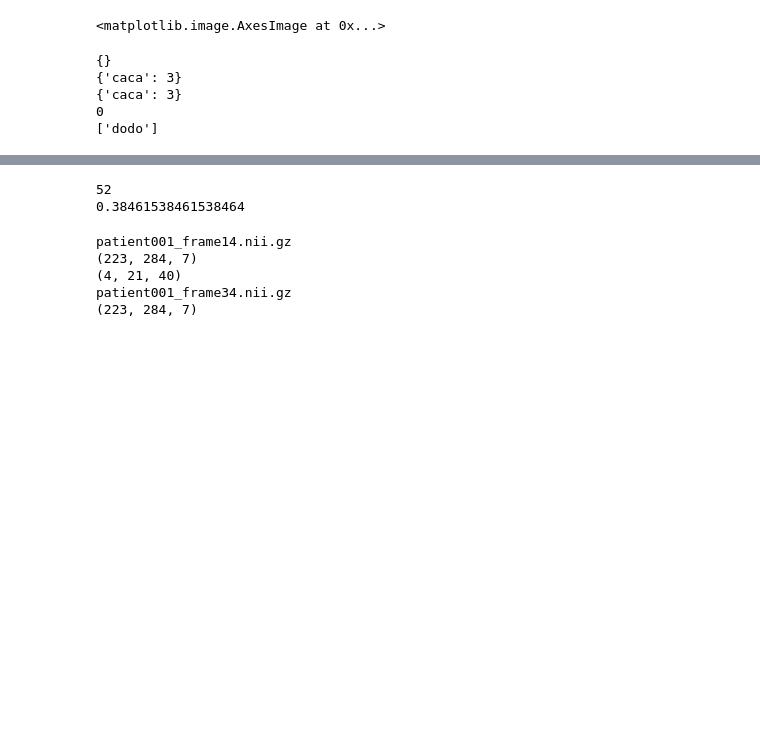
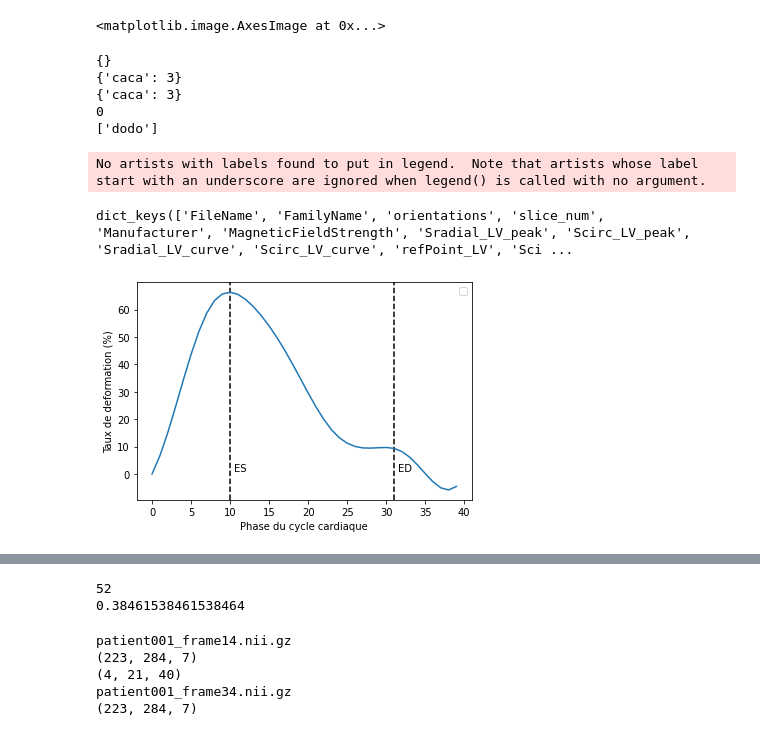
Before and after one commit to nicolas1805961/Cardiac-Segmentation-Optical-flow, a Jupyter notebook: nnunet/experiment.ipynb, the cells around one changed output, grey strips where cells are left out. Cells and saved outputs as stored; diff of their text form; code cells hidden in the pictures; blank space fills up the shorter version.

```diff
--- a/nnunet/experiment.ipynb
+++ b/nnunet/experiment.ipynb
@@ -7271,6 +7520,8 @@ path_list = {"SyN":r"C:\Users\Portal\Documents\voxelmorph\2023-12-15_19H01\Syn\L
 #            "V4": r"C:\Users\Portal\Documents\voxelmorph\2023-12-15_19H09\Task032_Lib\fold_0\Lib\test\Postprocessed\Registered\segmentation_metrics.json",
 #            "V5": r"C:\Users\Portal\Documents\voxelmorph\2023-12-15_19H19\Task032_Lib\fold_0\Lib\test\Postprocessed\Registered\segmentation_metrics.json",
 #            "Ours": r"C:\Users\Portal\Documents\voxelmorph\2023-12-14_17H47\Task032_Lib\fold_0\Lib\test\Postprocessed\Registered\segmentation_metrics.json"}
+
+path_list = {"test":r"C:\Users\Portal\Documents\voxelmorph\2023-12-15_19H01\Syn\Lib\test\Postprocessed\Registered\segmentation_metrics.json"}
 
 df_list = []
 for key in path_list.keys():
@@ -7531,0 +7793,21 @@ V3
+# %%
+from glob import glob
+import os
+from tqdm import tqdm
+import nibabel as nib
+
+path_list_training = glob(os.path.join('Lib_training_2', '**', '*.gz'))
+path_list_training = [x for x in path_list_training if ('4d' not in x and 'gt' in x)]
+
+path_list_testing = glob(os.path.join('Lib_testing_2', '**', '*.gz'))
+path_list_testing = [x for x in path_list_testing if ('4d' not in x and 'gt' in x)]
+
+path_list = path_list_training + path_list_testing
+
+total = 0
+for path in tqdm(path_list):
+    data = nib.load(path)
+    arr = data.get_fdata()
+    total += arr.shape[-1]
+
+print(total)
@@ -10470,3 +10754,26 @@ x = np.linspace(min(list(d.keys())), max(list(d.keys())), len(list(d.values())))
 plt.plot(x, list(d2.values()))
 plt.plot(x,out, color='red')
 plt.show()
+# %%
+import scipy
+import matplotlib.pyplot as plt
+
+mat_path = r"C:\Users\Portal\Documents\voxelmorph\new_models_256\2024-03-01_23H51_16s_864320\Task045_Lib\fold_0\Lib\val\Postprocessed\Strain\GT\patient011_slice_01_gt.mat"
+mat = scipy.io.loadmat(mat_path, simplify_cells=True)
+print(mat['Structure_gt'].keys())
+curve = mat['Structure_gt']['Sradial_LV_curve']
+
+fig, ax = plt.subplots(1, 1)
+ax.set_xlabel('Phase du cycle cardiaque')
+ax.set_ylabel('Taux de deformation (%)')
+ax.axvline(x=10, c='k', linestyle='dashed')
+ax.axvline(x=31, c='k', linestyle='dashed')
+ax.text(10.5, 0.9, 'ES')
+ax.text(31.5, 0.9, 'ED')
+ax.plot(curve)
+ax.legend()
+plt.savefig('radial_strain.png', dpi=600)
+# %% [output]
+No artists with labels found to put in legend.  Note that artists whose label start with an underscore are ignored when legend() is called with no argument.
+dict_keys(['FileName', 'FamilyName', 'orientations', 'slice_num', 'Manufacturer', 'MagneticFieldStrength', 'Sradial_LV_peak', 'Scirc_LV_peak', 'Sradial_LV_curve', 'Scirc_LV_curve', 'refPoint_LV', 'Sci ...
+[figure, added]
```
Also changed, not shown: parts of 14 cells of this notebook, 48 other files.
